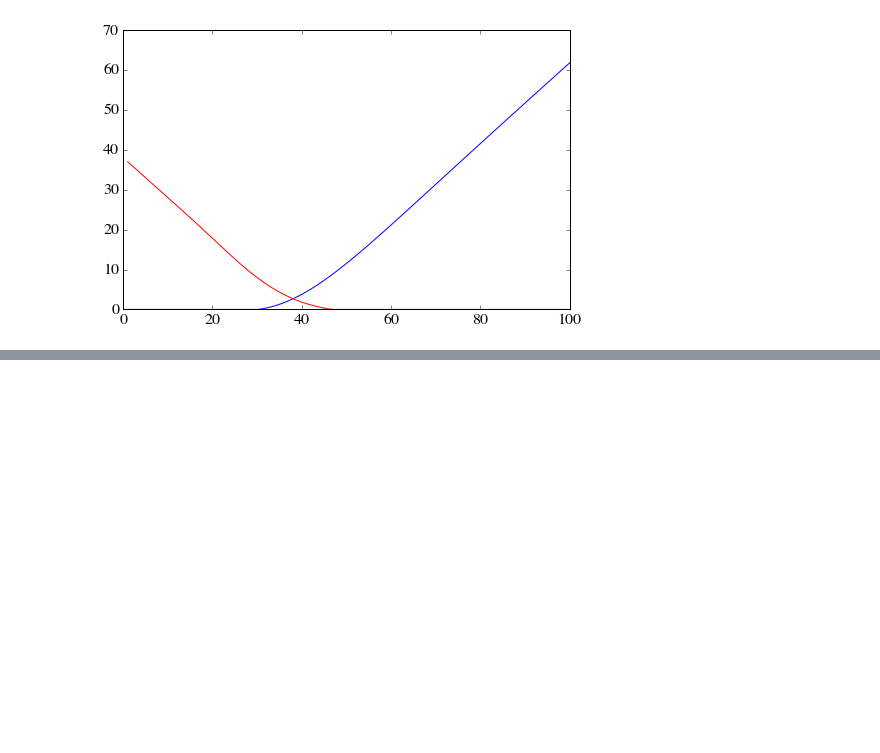
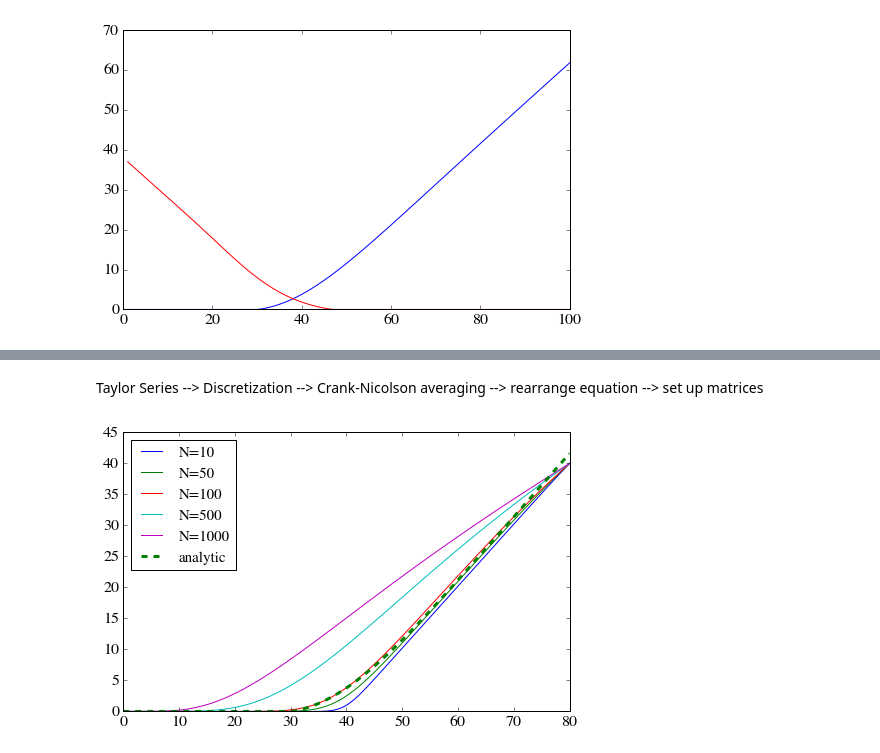
Before and after one commit to croberts94/MAE6286, a Jupyter notebook: ConnorRoberts_MAE6286_Final Project/Final Project.ipynb, the cells around one changed output, grey strips where cells are left out. Cells and saved outputs as stored; diff of their text form; code cells hidden in the pictures; blank space fills up the shorter version.

```diff
--- a/ConnorRoberts_MAE6286_Final Project/Final Project.ipynb
+++ b/ConnorRoberts_MAE6286_Final Project/Final Project.ipynb
@@ -80,0 +93,2 @@ pyplot.plot(S,V_put,color='red')
+# %% [markdown]
+Taylor Series --> Discretization --> Crank-Nicolson averaging --> rearrange equation --> set up matrices
@@ -80,0 +121,38 @@ pyplot.plot(S,V_put,color='red')
+# %%
+#Parameters
+N = 100 #number of time steps
+T = 0.5 #expiration time
+dt = T/N #timestep size
+K = 40 #strike price
+r = 0.1 #interest rate
+
+S_max = 2*K #maximum asset value of twice strike price
+S = np.linspace(0, S_max, 100) #array of possible current asset prices
+V0 = np.clip(S - K, 0, S_max-K) #initial payoff value of option
+
+sigma_const = np.zeros(N)[:] + 0.25
+sigma_step = np.zeros(N)
+sigma_step[int(N/2):]+= 0.8
+# %%
+def cn_constant(n, sigma):
+    sigma1 = np.zeros(n)[:] + 0.25
+    Vout = cn_call(V0, n, r, dt, sigma1, S_max, K)
+    return Vout
+
+V1 = cn_constant(10, sigma)
+V2 = cn_constant(50, sigma)
+V3 = cn_constant(100, sigma)
+V4 = cn_constant(500, sigma)
+V5 = cn_constant(1000, sigma)
+# %%
+pyplot.figure(figsize=(8,5), dpi=100)
+#pyplot.plot(S,V0,color='red', ls='--', lw=3, label='CN, constant sigma')
+pyplot.plot(S,V1, label='N=10')
+pyplot.plot(S,V2, label='N=50')
+pyplot.plot(S,V3, label='N=100')
+pyplot.plot(S,V4, label='N=500')
+pyplot.plot(S,V5, label='N=1000')
+pyplot.plot(S,V_call,color='green', ls='--', lw=3, label='analytic')
+pyplot.legend(loc='upper left',prop={'size':15});
+# %% [output]
+[figure, added]
```
Also changed, not shown: parts of 10 cells of this notebook.
